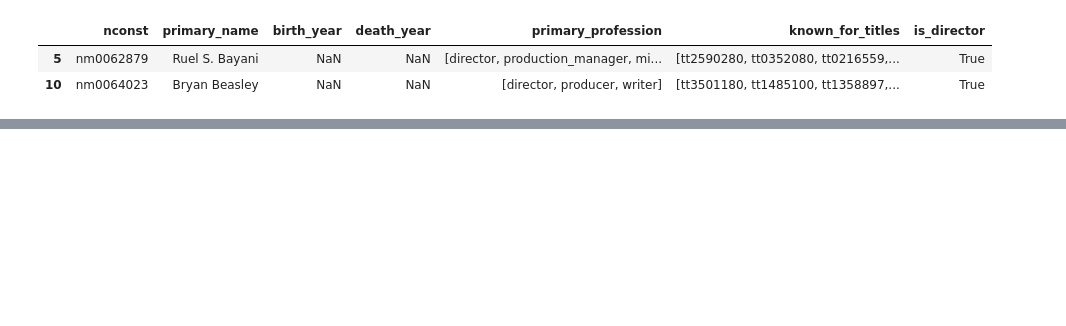
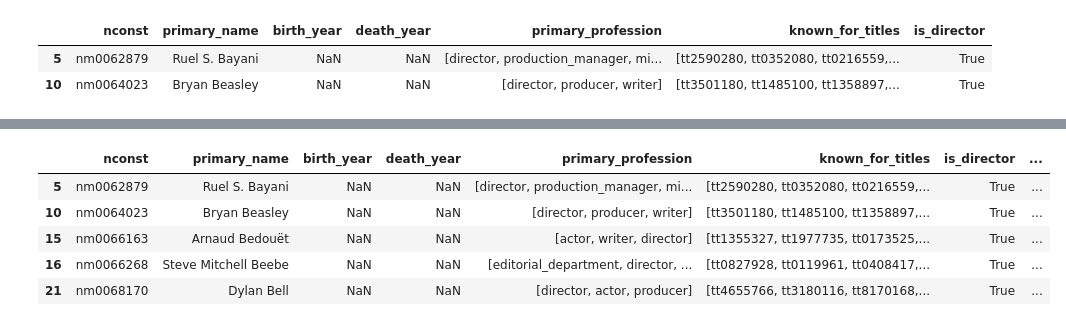
Before and after one commit to camdeman/MMA, a Jupyter notebook: Untitled.ipynb, the cells around one changed output, grey strips where cells are left out. Cells and saved outputs as stored; diff of their text form; code cells hidden in the pictures; blank space fills up the shorter version.

```diff
--- a/Untitled.ipynb
+++ b/Untitled.ipynb
@@ -108,0 +206,9 @@ directors_title_first
+# %%
+directors.head()
+# %% [output]
+|  | nconst | primary_name | birth_year | death_year | primary_profession | known_for_titles | is_director | ... |
+| 5 | nm0062879 | Ruel S. Bayani | NaN | NaN | [director, production_manager, mi... | [tt2590280, tt0352080, tt0216559,... | True | ... |
+| 10 | nm0064023 | Bryan Beasley | NaN | NaN | [director, producer, writer] | [tt3501180, tt1485100, tt1358897,... | True | ... |
+| 15 | nm0066163 | Arnaud Bedouët | NaN | NaN | [actor, writer, director] | [tt1355327, tt1977735, tt0173525,... | True | ... |
+| 16 | nm0066268 | Steve Mitchell Beebe | NaN | NaN | [editorial_department, director, ... | [tt0827928, tt0119961, tt0408417,... | True | ... |
+| 21 | nm0068170 | Dylan Bell | NaN | NaN | [director, actor, producer] | [tt4655766, tt3180116, tt8170168,... | True | ... |
```
Also changed, not shown: parts of 22 cells of this notebook.
